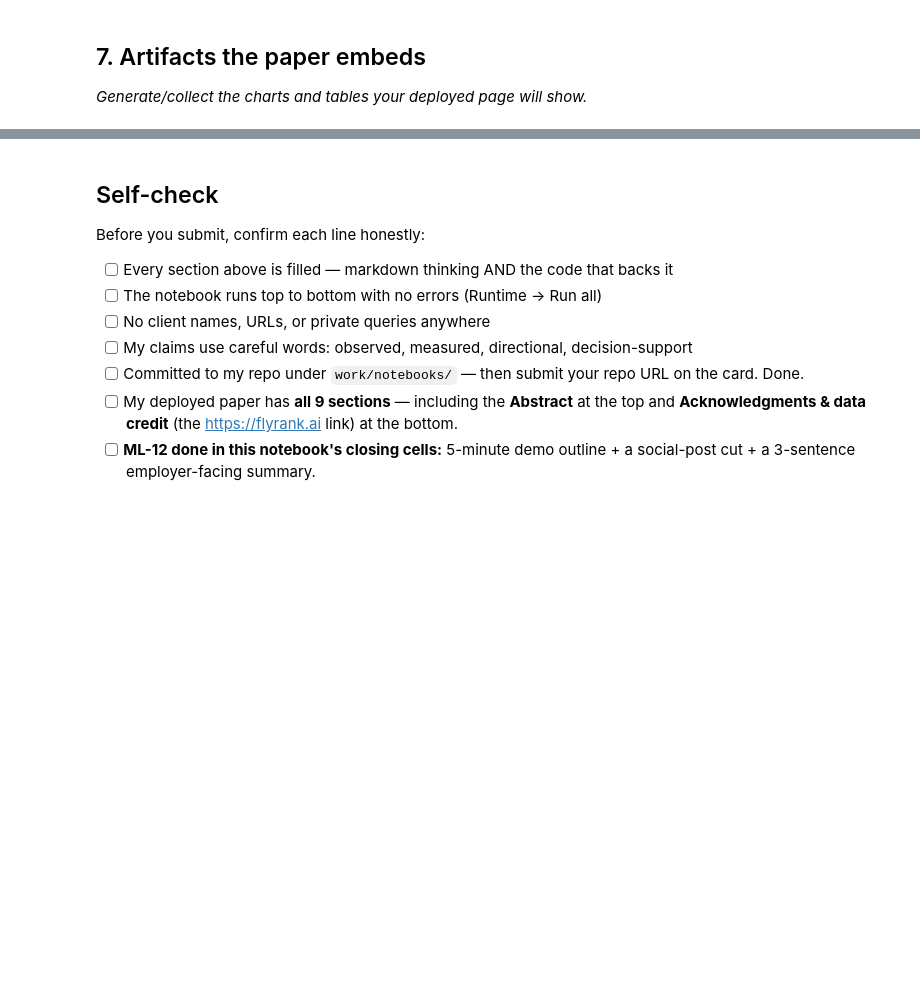
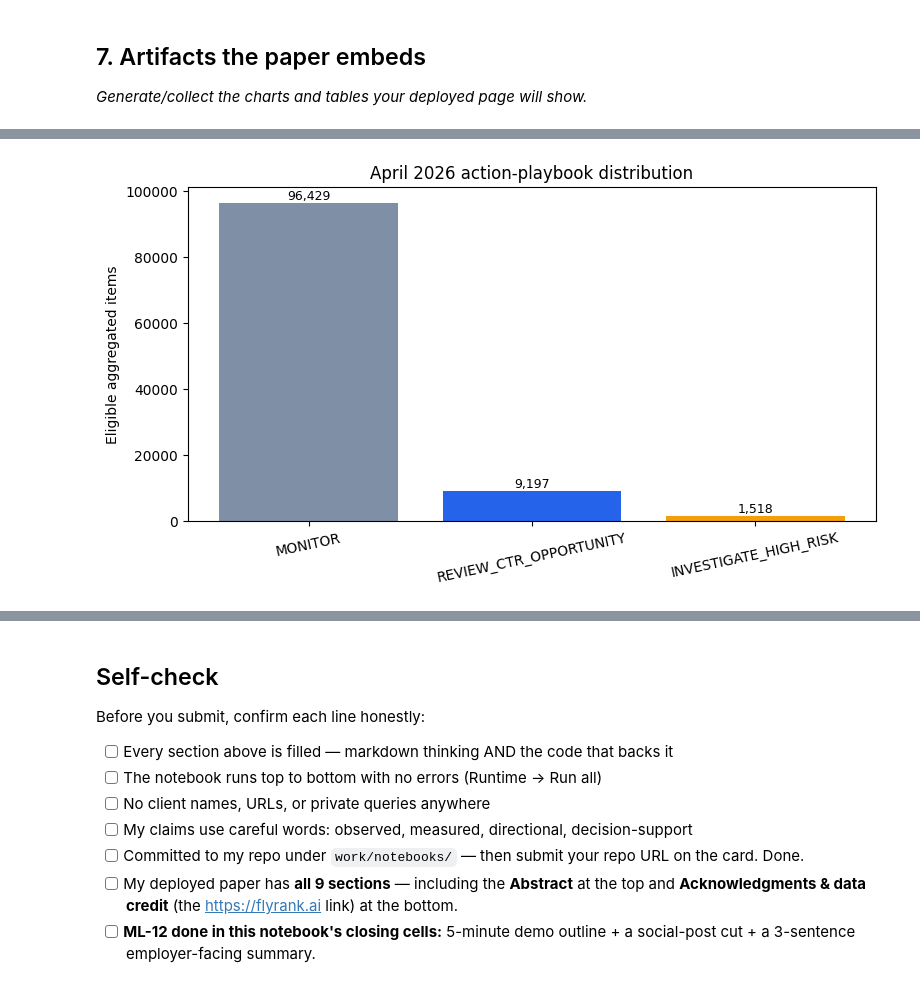
Before and after one commit to ramyaa-hegde/flyrank-ml-internship-tasks, a Jupyter notebook: work/notebooks/capstone.ipynb, the cells around one changed output, grey strips where cells are left out. Saved outputs shown, nothing was run; the diff lists cells and outputs as text; code cells hidden in the pictures; blank space fills up the shorter version.

```diff
--- a/work/notebooks/capstone.ipynb
+++ b/work/notebooks/capstone.ipynb
@@ -196,0 +650,81 @@ print("✓ Saved priority queue artifact to work/outputs/refresh_queue_sample.cs
+# %%
+from pathlib import Path
+import json
+import matplotlib.pyplot as plt
+
+output_dir = Path("work/outputs")
+chart_dir = output_dir / "charts"
+chart_dir.mkdir(parents=True, exist_ok=True)
+
+# Remove the old local row-level CSV created by the previous cell.
+# It must never be committed or uploaded.
+old_queue = output_dir / "refresh_queue_sample.csv"
+if old_queue.exists():
+    old_queue.unlink()
+    print("Removed old local row-level queue CSV.")
+
+# Create a public-safe aggregate chart of action-label counts.
+plot_df = april_action_summary.sort_values("items", ascending=False).copy()
+
+fig, ax = plt.subplots(figsize=(8, 4.5))
+bars = ax.bar(
+    plot_df["action_label"],
+    plot_df["items"],
+    color=["#7f8fa6", "#2563eb", "#f59e0b"],
+)
+ax.set_title("April 2026 action-playbook distribution")
+ax.set_ylabel("Eligible aggregated items")
+ax.tick_params(axis="x", rotation=12)
+
+for bar, value in zip(bars, plot_df["items"]):
+    ax.text(
+        bar.get_x() + bar.get_width() / 2,
+        value,
+        f"{value:,}",
+        ha="center",
+        va="bottom",
+        fontsize=9,
+    )
+
+plt.tight_layout()
+action_chart_path = chart_dir / "action_playbook_distribution.svg"
+fig.savefig(action_chart_path, format="svg", bbox_inches="tight")
+plt.show()
+
+# Save only aggregate, public-safe paper metrics.
+paper_summary = {
+    "data_scope": "February 2026 features, March 2026 proxy label, and April 2026 aggregated action scoring",
+    "validation_design": "Grouped pseudonymized-client holdout with 12 held-out clients and zero client overlap",
+    "heldout_metrics": {
+        "precision_at_20": {
+            "february_only_baseline": 0.250,
+            "random_forest": 0.900,
+        },
+        "average_precision": {
+            "february_only_baseline": 0.339,
+            "random_forest": 0.584,
+        },
+        "roc_auc": {
+            "february_only_baseline": 0.486,
+            "random_forest": 0.730,
+        },
+    },
+    "april_action_counts": {
+        "REVIEW_CTR_OPPORTUNITY": 9197,
+        "INVESTIGATE_HIGH_RISK": 1518,
+        "MONITOR": 96429,
+    },
+    "guardrail": "Recommendations are decision-support labels only; no automatic site changes are performed.",
+    "limitation": "Results rank an observed position-adjusted CTR proxy and do not establish that an edit will cause more clicks.",
+}
+
+summary_path = output_dir / "capstone_paper_summary.json"
+summary_path.write_text(json.dumps(paper_summary, indent=2), encoding="utf-8")
+
+print("\n=== Public-safe paper artifacts created ===")
+print(f"Chart already created in Section 4: {chart_dir / 'model_vs_baseline.svg'}")
+print(f"Action distribution chart: {action_chart_path}")
+print(f"Aggregate paper summary: {summary_path}")
+print("No row-level recommendation queue or CSV was kept.")
+# %% [output]
+[figure, added]
```
Also changed, not shown: parts of 24 cells of this notebook.
